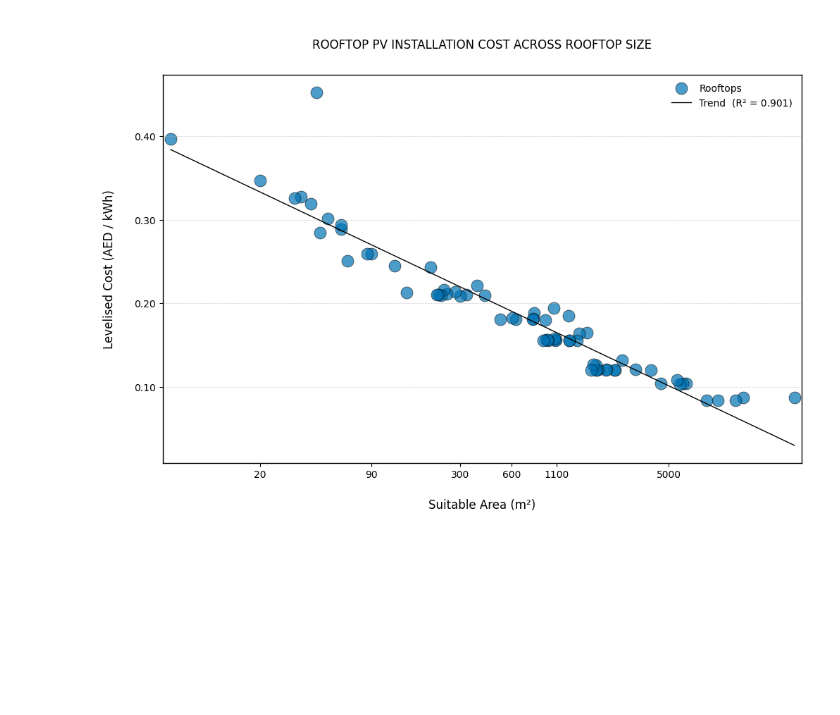
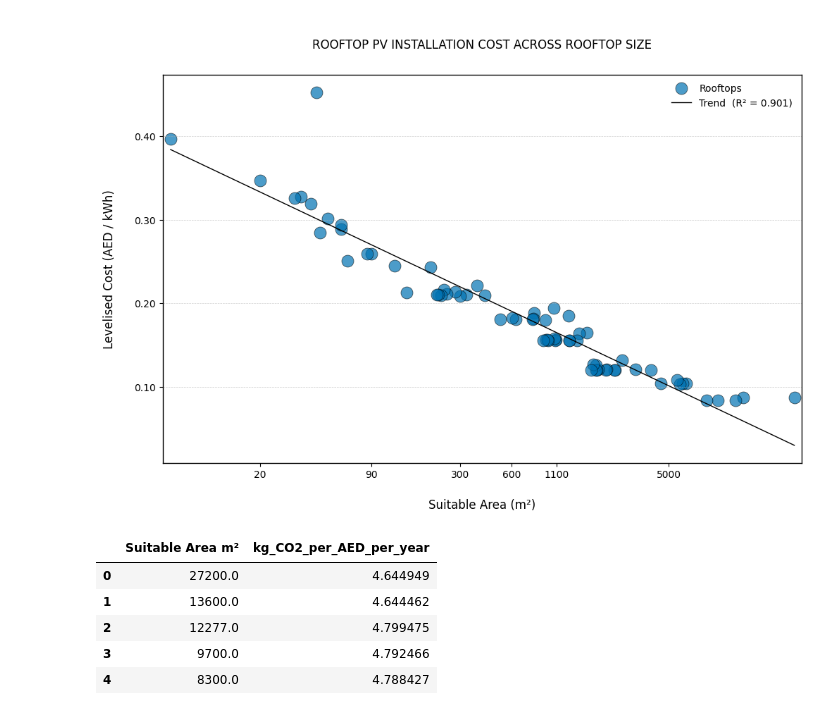
Before and after one commit to ClaudiaTurner/GEOG5160M-Dissertation, a Jupyter notebook: dissertation_data.ipynb, the cells around one changed output. Saved outputs shown, nothing was run; the diff lists cells and outputs as text; code cells hidden in the pictures; blank space fills up the shorter version.

```diff
--- a/dissertation_data.ipynb
+++ b/dissertation_data.ipynb
@@ -760,0 +774,10 @@ plt.show()
+# %%
+# quick check
+rooftops_UAE[["Suitable Area m²", "kg_CO2_per_AED_per_year"]].head()
+# %% [output]
+|  | Suitable Area m² | kg_CO2_per_AED_per_year |
+| 0 | 27200.0 | 4.644949 |
+| 1 | 13600.0 | 4.644462 |
+| 2 | 12277.0 | 4.799475 |
+| 3 | 9700.0 | 4.792466 |
+| 4 | 8300.0 | 4.788427 |
```
Also changed, not shown: parts of 2 cells of this notebook.
